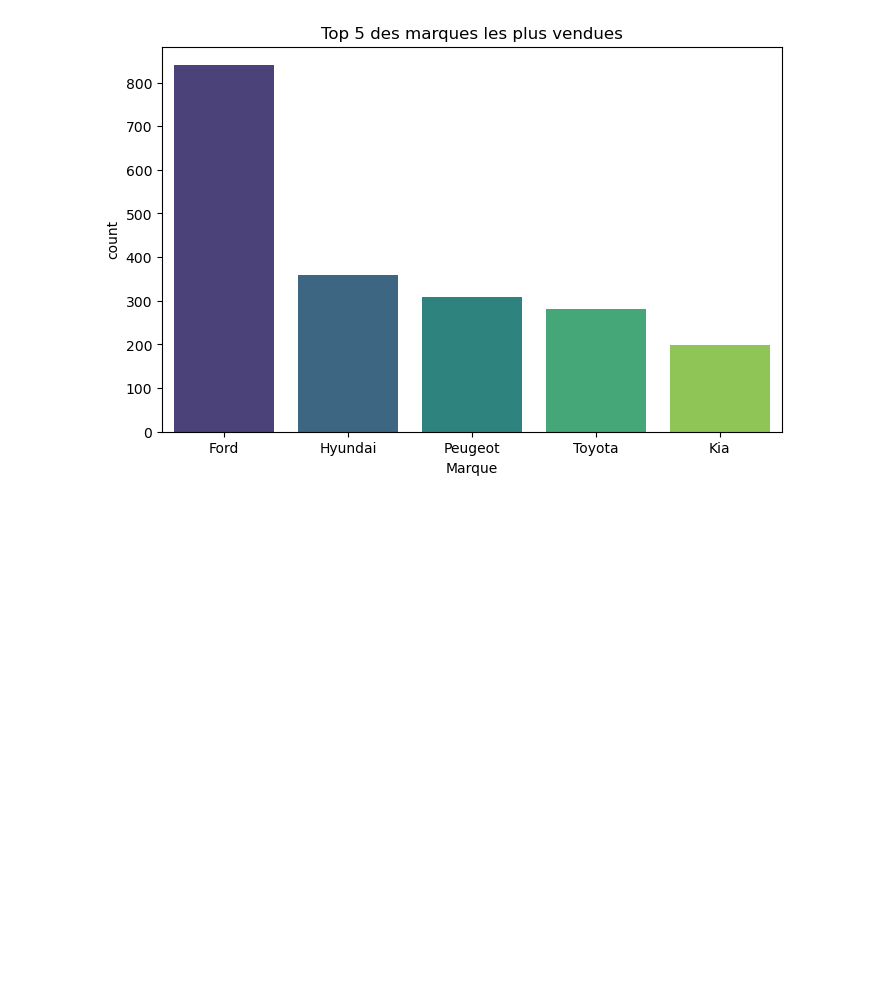
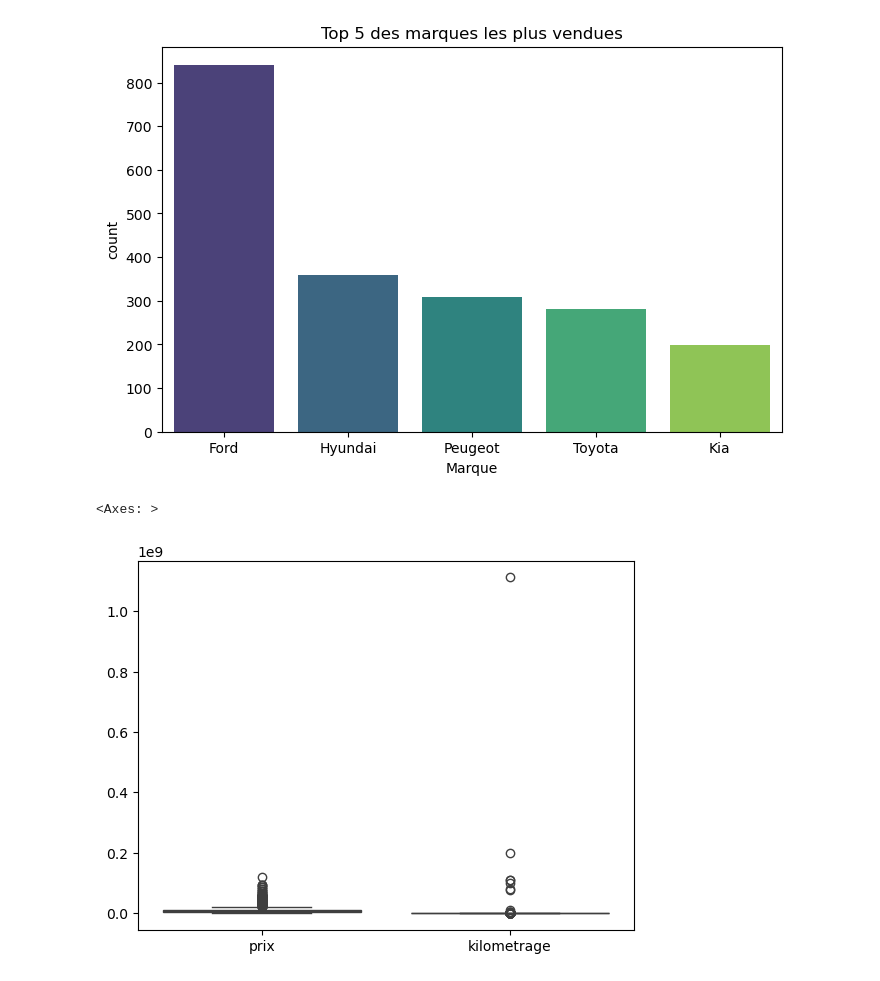
Before and after one commit to NoForcing/DC_Final_Project, a Jupyter notebook: visualization.ipynb, the cells around one changed output. Cells and saved outputs as stored; diff of their text form; code cells hidden in the pictures; blank space fills up the shorter version.

Commit message:
add plot dashboad

```diff
--- a/visualization.ipynb
+++ b/visualization.ipynb
@@ -64,3 +68,6 @@ df['prix'] = df['prix'].str.replace(r'\s+', '', regex=True)
 df['prix'].dtypes
 # %% [output]
 dtype('O')
+# %%
+# Suppression des espaces et conversion en int
+df['prix'] = df['prix'].str.replace(r'\D', '', regex=True).astype(int)
@@ -69,2 +78,8 @@ df['prix'].astype('int64')
 # %% [output]
 ValueError: invalid literal for int() with base 10: 'NC'
+# %%
+# Suppression des caractères non numériques et gestion des valeurs vides
+df['prix'] = pd.to_numeric(df['prix'].str.replace(r'\D', '', regex=True), errors='coerce')
+# %%
+# Remplacement des NaN par une valeur par défaut (par exemple 0) si nécessaire
+df['prix'] = df['prix'].fillna(0).astype(int)
@@ -125,3 +156,8 @@ plt.xlabel("Marque")
 # %% [output]
 Text(0.5, 0, 'Marque')
 [figure]
+# %%
+sns.boxplot(df[["prix","kilometrage"]])
+# %% [output]
+<Axes: >
+[figure, added]
```
Also changed, not shown: parts of 8 cells of this notebook, 1 other file.
